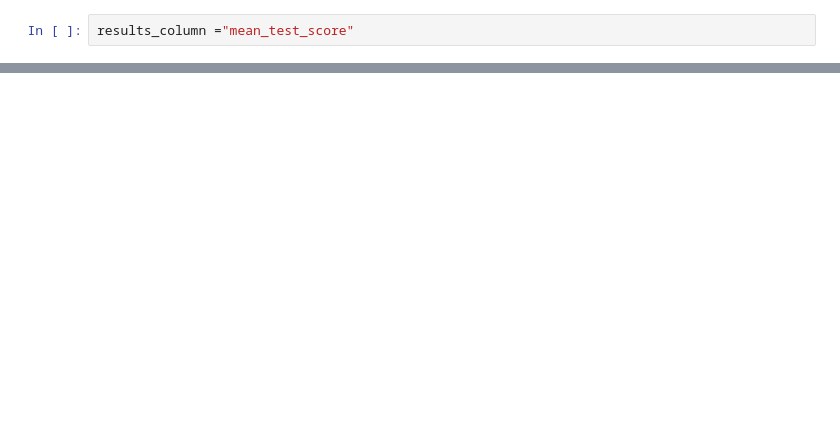
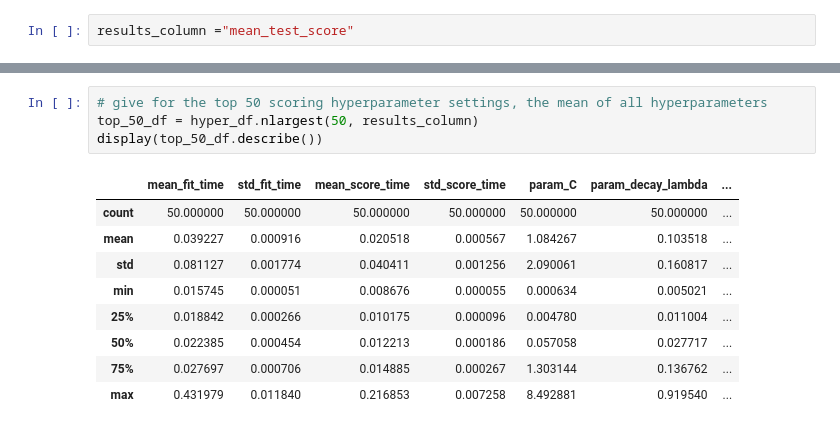
Before and after one commit to SimonESchumacher/Exploration-of-the-Potential-of-GED-based-Classifiers, a Jupyter notebook: Hyperparmeter_plot.ipynb, the cells around one changed output, grey strips where cells are left out. Drawn from its saved outputs; the diff is of its cells as text; blank space fills up the shorter version.

```diff
--- a/Hyperparmeter_plot.ipynb
+++ b/Hyperparmeter_plot.ipynb
@@ -99,3 +99,17 @@ plt.show()
+# %%
+# give for the top 50 scoring hyperparameter settings, the mean of all hyperparameters
+top_50_df = hyper_df.nlargest(50, results_column)
+display(top_50_df.describe())
+# %% [output]
+|  | mean_fit_time | std_fit_time | mean_score_time | std_score_time | param_C | param_decay_lambda | ... |
+| count | 50.000000 | 50.000000 | 50.000000 | 50.000000 | 50.000000 | 50.000000 | ... |
+| mean | 0.039227 | 0.000916 | 0.020518 | 0.000567 | 1.084267 | 0.103518 | ... |
+| std | 0.081127 | 0.001774 | 0.040411 | 0.001256 | 2.090061 | 0.160817 | ... |
+| min | 0.015745 | 0.000051 | 0.008676 | 0.000055 | 0.000634 | 0.005021 | ... |
+| 25% | 0.018842 | 0.000266 | 0.010175 | 0.000096 | 0.004780 | 0.011004 | ... |
+| 50% | 0.022385 | 0.000454 | 0.012213 | 0.000186 | 0.057058 | 0.027717 | ... |
+| 75% | 0.027697 | 0.000706 | 0.014885 | 0.000267 | 1.303144 | 0.136762 | ... |
+| max | 0.431979 | 0.011840 | 0.216853 | 0.007258 | 8.492881 | 0.919540 | ... |
 # %%
 results_column = "mean_test_score"
 Model_Name = "feature_KNN"
```
Also changed, not shown: parts of 6 cells of this notebook, 1 other file.
